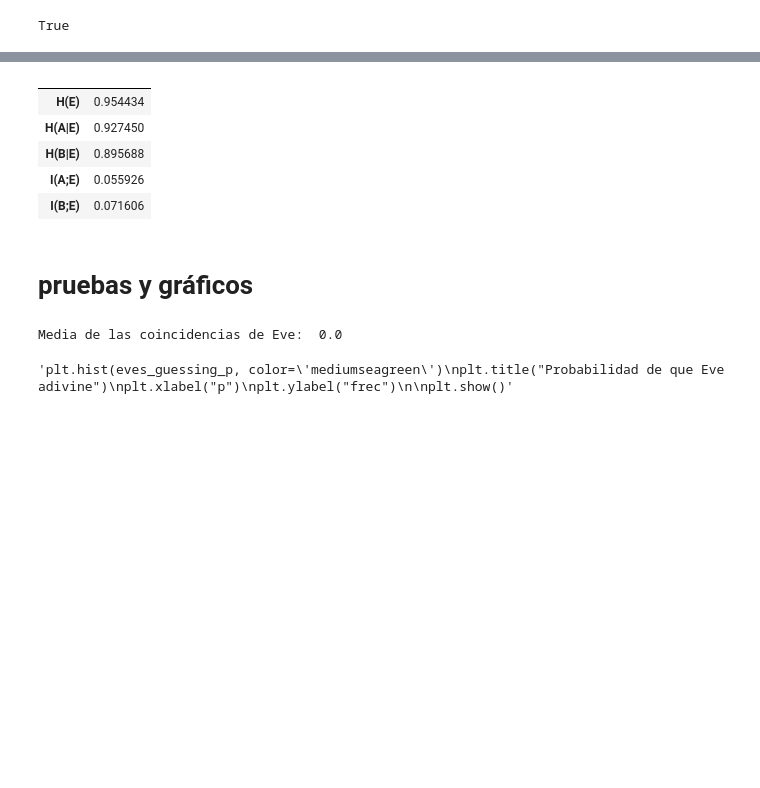
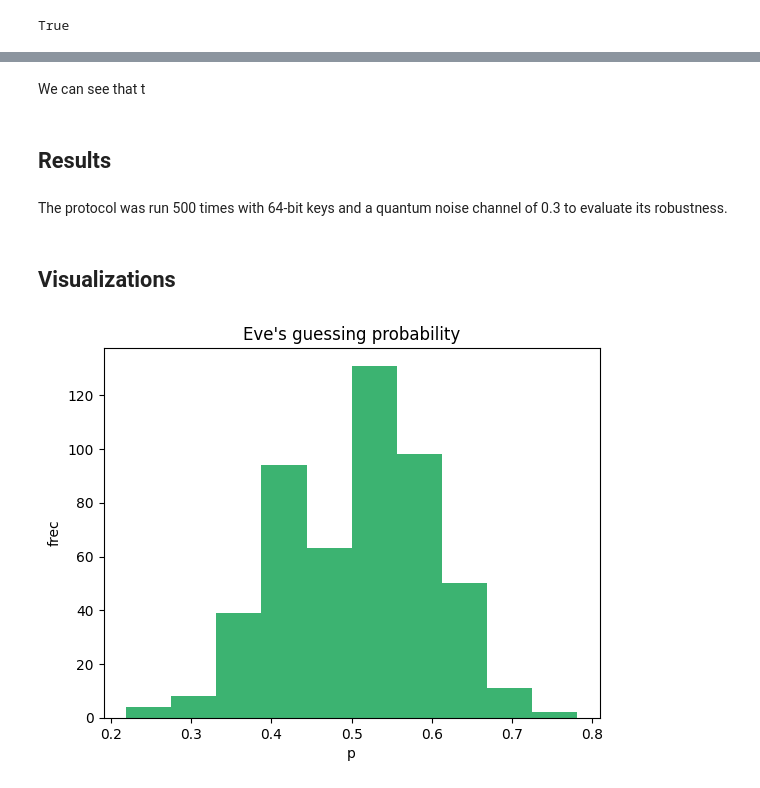
Before and after one commit to giulia-lm/Simulation-of-the-BB84-prtocol, a Jupyter notebook: bb84_pennylane.ipynb, the cells around one changed output, grey strips where cells are left out. Drawn from its saved outputs; the diff is of its cells as text; code cells hidden in the pictures; blank space fills up the shorter version.

```diff
--- a/bb84_pennylane.ipynb
+++ b/bb84_pennylane.ipynb
@@ -177,7 +191,7 @@ lets compute eve's error
 # %%
-def compute_error(eve_bits, final_key):
+def guessing_p(eve_bits, final_key):
     eve_bits = "".join(str(b) for b in eve_bits)
     correct_eve_guesses = sum(e == k for e,k in zip(eve_bits, final_key))
-    error = correct_eve_guesses / len(final_key)
+    guess_p = correct_eve_guesses / len(final_key)
 
-    return error
+    return guess_p
@@ -246,21 +284,4 @@ I_BE = mutual_inf(bob_sifted, eve_bits)
-# %%
-entropy = [h_E, hA_E, hB_E,I_AE, I_BE]
-nombres_filas = [
-    "H(E)",
-    "H(A|E)",
-    "H(B|E)",
-    "I(A;E)",
-    "I(B;E)"
-]
-df = pd.DataFrame(entropy, index=nombres_filas)
-df.columns = [''] * df.shape[1]
-df
-# %% [output]
-|  |  |
-| H(E) | 0.954434 |
-| H(A|E) | 0.927450 |
-| H(B|E) | 0.895688 |
-| I(A;E) | 0.055926 |
-| I(B;E) | 0.071606 |
+# %% [markdown]
+We can see that t
 # %% [markdown]
-# pruebas y gráficos
+## Results
@@ -303,4 +323,4 @@ for i in range(m):
-# %%
-print("Media de las coincidencias de Eve: ", np.mean(eves_guessing_p))
-# %% [output]
-Media de las coincidencias de Eve:  0.0
+# %% [markdown]
+The protocol was run 500 times with 64-bit keys and a quantum noise channel of 0.3 to evaluate its robustness.
+# %% [markdown]
+## Visualizations
@@ -307,9 +329,9 @@ Media de las coincidencias de Eve:  0.0
 # %%
-"""plt.hist(eves_guessing_p, color='mediumseagreen')
-plt.title("Probabilidad de que Eve adivine")
+plt.hist(eves_guessing_p, color='mediumseagreen')
+plt.title("Eve's guessing probability")
 plt.xlabel("p")
 plt.ylabel("frec")
 
-plt.show()"""
+plt.show()
 # %% [output]
-'plt.hist(eves_guessing_p, color=\'mediumseagreen\')\nplt.title("Probabilidad de que Eve adivine")\nplt.xlabel("p")\nplt.ylabel("frec")\n\nplt.show()'
+[figure, added]
```
Also changed, not shown: parts of 26 cells of this notebook.
